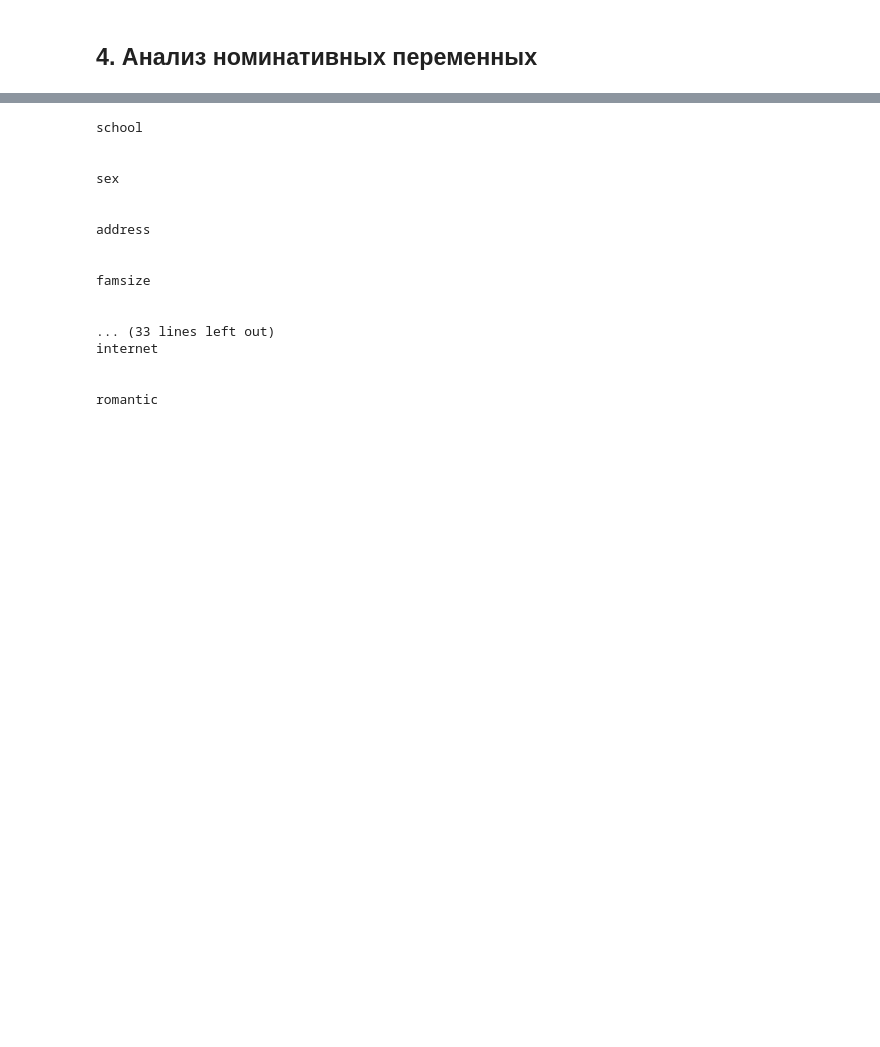
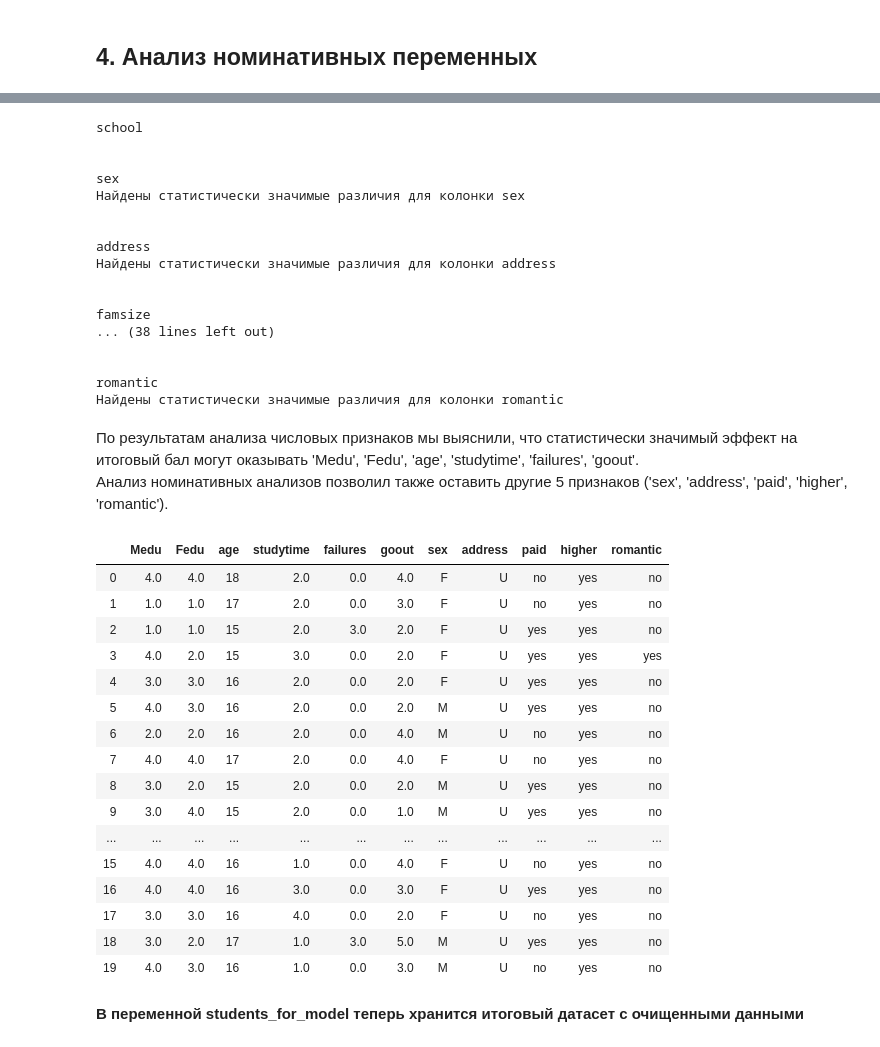
Before and after one commit to PttRulez/skillfactory, a Jupyter notebook: module_2/Students.ipynb, the cells around one changed output, grey strips where cells are left out. Drawn from its saved outputs; the diff is of its cells as text; code cells hidden in the pictures; blank space fills up the shorter version.

```diff
--- a/module_2/Students.ipynb
+++ b/module_2/Students.ipynb
@@ -545,7 +547,7 @@ ________________________________________________________________________________
 ... (22 outputs left out)
 # %%
 def get_stat_dif(dataframe, column, main_feature):
-    cols = dataframe.loc[:, column].value_counts()
+    cols = dataframe.loc[:, column].value_counts().index
     combinations_all = list(combinations(cols, 2))
     for comb in combinations_all:
         if ttest_ind(dataframe.loc[dataframe.loc[:, column] == comb[0], main_feature],
@@ -564,16 +566,43 @@ school
 
 
 sex
+Найдены статистически значимые различия для колонки sex
 
 
 address
+Найдены статистически значимые различия для колонки address
 
 
 famsize
-
-
-... (33 lines left out)
-internet
+... (38 lines left out)
 
 
 romantic
+Найдены статистически значимые различия для колонки romantic
+# %% [markdown]
+По результатам анализа числовых признаков мы выяснили, что статистически значимый эффект на итоговый бал могут оказывать 'Medu', 'Fedu', 'age', 'studytime', 'failures', 'goout'.
+Анализ номинативных анализов позволил также оставить другие 5 признаков ('sex', 'address', 'paid', 'higher', 'romantic').
+# %%
+students_for_model = students.loc[:, ['Medu', 'Fedu', 'age', 'studytime', 'failures', 'goout',
+                                  'sex', 'address', 'paid', 'higher', 'romantic']]
+students_for_model.head(20)
+# %% [output]
+|  | Medu | Fedu | age | studytime | failures | goout | sex | address | paid | higher | romantic |
+| 0 | 4.0 | 4.0 | 18 | 2.0 | 0.0 | 4.0 | F | U | no | yes | no |
+| 1 | 1.0 | 1.0 | 17 | 2.0 | 0.0 | 3.0 | F | U | no | yes | no |
+| 2 | 1.0 | 1.0 | 15 | 2.0 | 3.0 | 2.0 | F | U | yes | yes | no |
+| 3 | 4.0 | 2.0 | 15 | 3.0 | 0.0 | 2.0 | F | U | yes | yes | yes |
+| 4 | 3.0 | 3.0 | 16 | 2.0 | 0.0 | 2.0 | F | U | yes | yes | no |
+| 5 | 4.0 | 3.0 | 16 | 2.0 | 0.0 | 2.0 | M | U | yes | yes | no |
+| 6 | 2.0 | 2.0 | 16 | 2.0 | 0.0 | 4.0 | M | U | no | yes | no |
+| 7 | 4.0 | 4.0 | 17 | 2.0 | 0.0 | 4.0 | F | U | no | yes | no |
+| 8 | 3.0 | 2.0 | 15 | 2.0 | 0.0 | 2.0 | M | U | yes | yes | no |
+| 9 | 3.0 | 4.0 | 15 | 2.0 | 0.0 | 1.0 | M | U | yes | yes | no |
+| ... | ... | ... | ... | ... | ... | ... | ... | ... | ... | ... | ... |
+| 15 | 4.0 | 4.0 | 16 | 1.0 | 0.0 | 4.0 | F | U | no | yes | no |
+| 16 | 4.0 | 4.0 | 16 | 3.0 | 0.0 | 3.0 | F | U | yes | yes | no |
+| 17 | 3.0 | 3.0 | 16 | 4.0 | 0.0 | 2.0 | F | U | no | yes | no |
+| 18 | 3.0 | 2.0 | 17 | 1.0 | 3.0 | 5.0 | M | U | yes | yes | no |
+| 19 | 4.0 | 3.0 | 16 | 1.0 | 0.0 | 3.0 | M | U | no | yes | no |
+# %% [markdown]
+**В переменной students_for_model теперь хранится итоговый датасет с очищенными данными**
```
Also changed, not shown: parts of 1 cell of this notebook, 4 other files.
